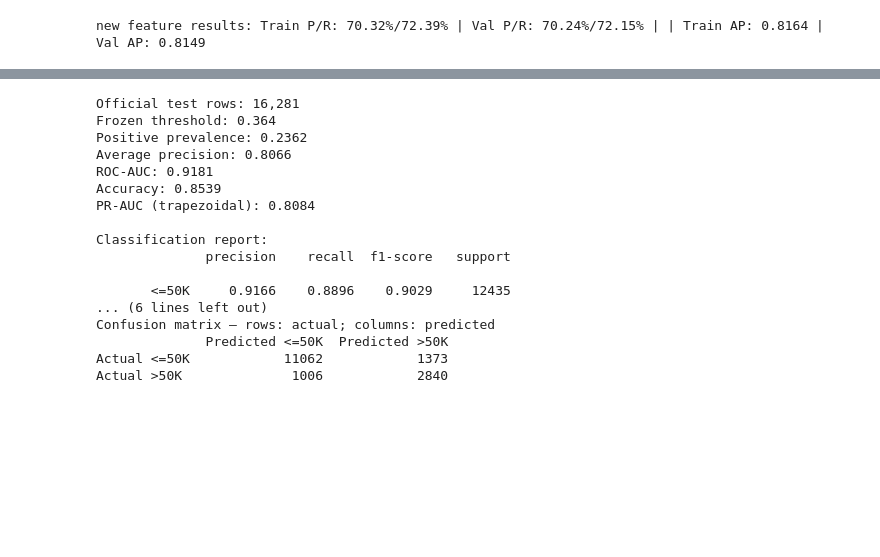
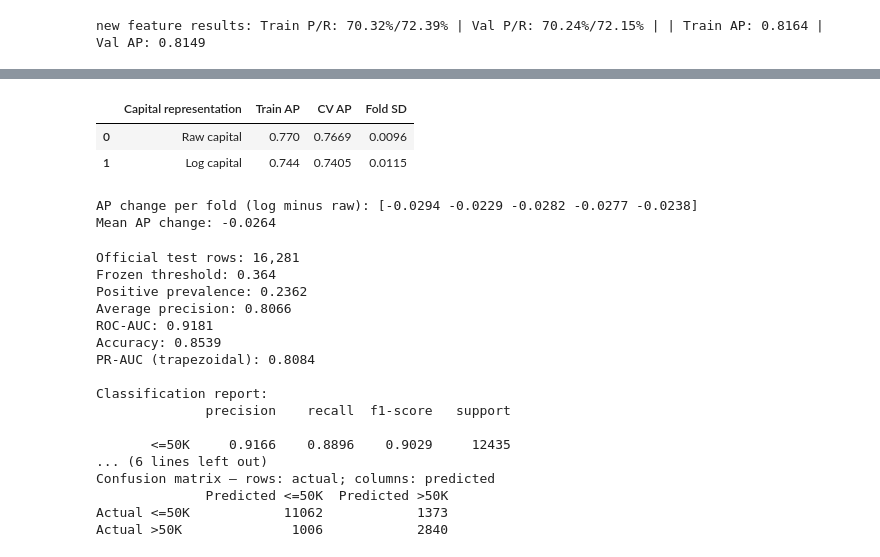
Before and after one commit to TuringsMachine/S30-Capstone, a Jupyter notebook: Modeling.ipynb, the cells around one changed output, grey strips where cells are left out. Saved outputs shown, nothing was run; the diff lists cells and outputs as text; code cells hidden in the pictures; blank space fills up the shorter version.

```diff
--- a/Modeling.ipynb
+++ b/Modeling.ipynb
@@ -353,3 +404,75 @@ new feature results: Train P/R: 70.32%/72.39% | Val P/R: 70.24%/72.15% | | Train
+# %%
+from sklearn.preprocessing import FunctionTransformer
+
+capital_columns = ["capital-gain", "capital-loss"]
+other_numeric = [
+    column for column in numeric_features
+    if column not in capital_columns
+]
+
+log_scores = {}
+log_rows = []
+
+for representation in ["Raw capital", "Log capital"]:
+    capital_steps = []
+
+    if representation == "Log capital":
+        capital_steps.append(
+            ("log1p", FunctionTransformer(
+                np.log1p,
+                feature_names_out="one-to-one",
+            ))
+        )
+
+    capital_steps.append(("scale", StandardScaler()))
+
+    lr_preprocessor = ColumnTransformer([
+        ("capital", Pipeline(capital_steps), capital_columns),
+        ("other_numeric", StandardScaler(), other_numeric),
+        ("categorical", OneHotEncoder(handle_unknown="ignore"),
+         cat_fetures),
+    ])
+
+    lr_comparison = Pipeline([
+        ("preprocess", lr_preprocessor),
+        ("model", LogisticRegression(
+            C=1.0,
+            solver="lbfgs",
+            max_iter=2000,
+            random_state=42,
+        )),
+    ])
+
+    scores = cross_validate(
+        lr_comparison,
+        versions["Missing"],
+        missing_y,
+        cv=folds,
+        scoring="average_precision",
+        return_train_score=True,
+        n_jobs=2,
+        error_score="raise",
+    )
+
+    log_scores[representation] = scores["test_score"]
+    log_rows.append({
+        "Capital representation": representation,
+        "Train AP": scores["train_score"].mean(),
+        "CV AP": scores["test_score"].mean(),
+        "Fold SD": scores["test_score"].std(),
+    })
+
+display(pd.DataFrame(log_rows).round(4))
+
+delta = log_scores["Log capital"] - log_scores["Raw capital"]
+print("AP change per fold (log minus raw):", np.round(delta, 4))
+print(f"Mean AP change: {delta.mean():+.4f}")
+# %% [output]
+|  | Capital representation | Train AP | CV AP | Fold SD |
+| 0 | Raw capital | 0.770 | 0.7669 | 0.0096 |
+| 1 | Log capital | 0.744 | 0.7405 | 0.0115 |
+AP change per fold (log minus raw): [-0.0294 -0.0229 -0.0282 -0.0277 -0.0238]
+Mean AP change: -0.0264
 # %%
 from numpy.f2py import auxfuncs
 from sklearn.metrics import precision_recall_curve, auc
```
Also changed, not shown: parts of 6 cells of this notebook.
